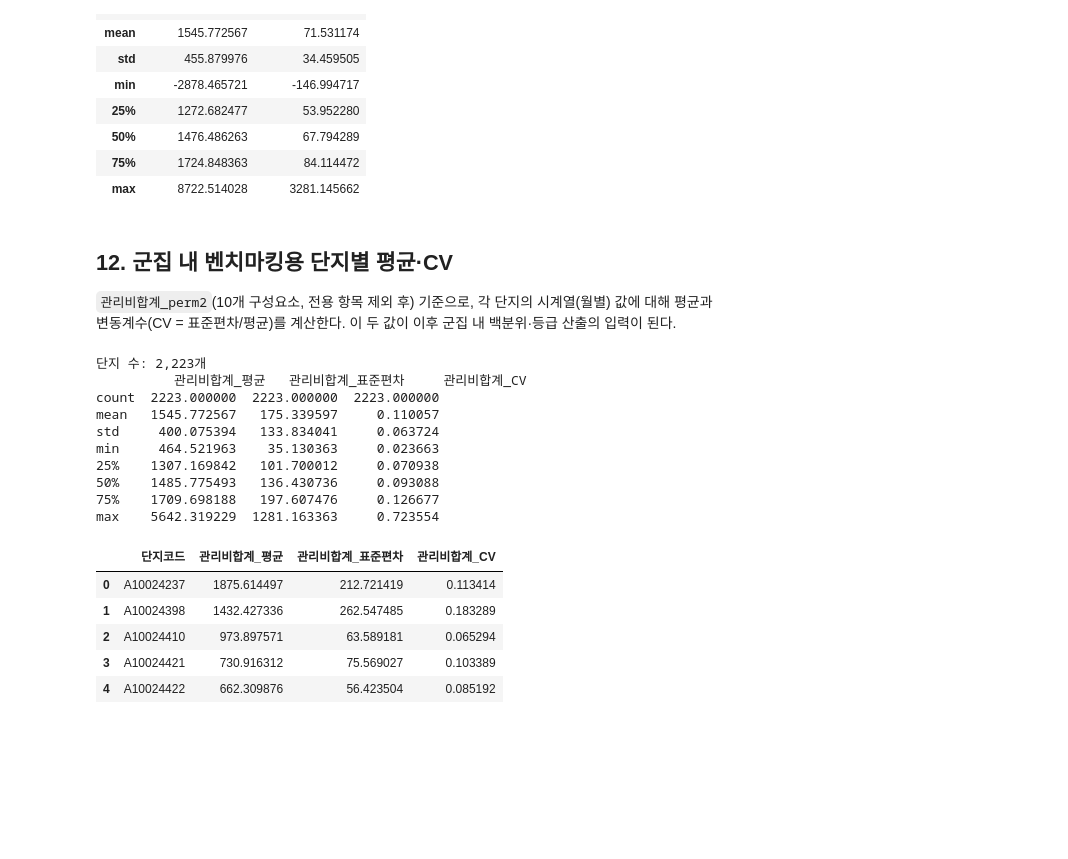
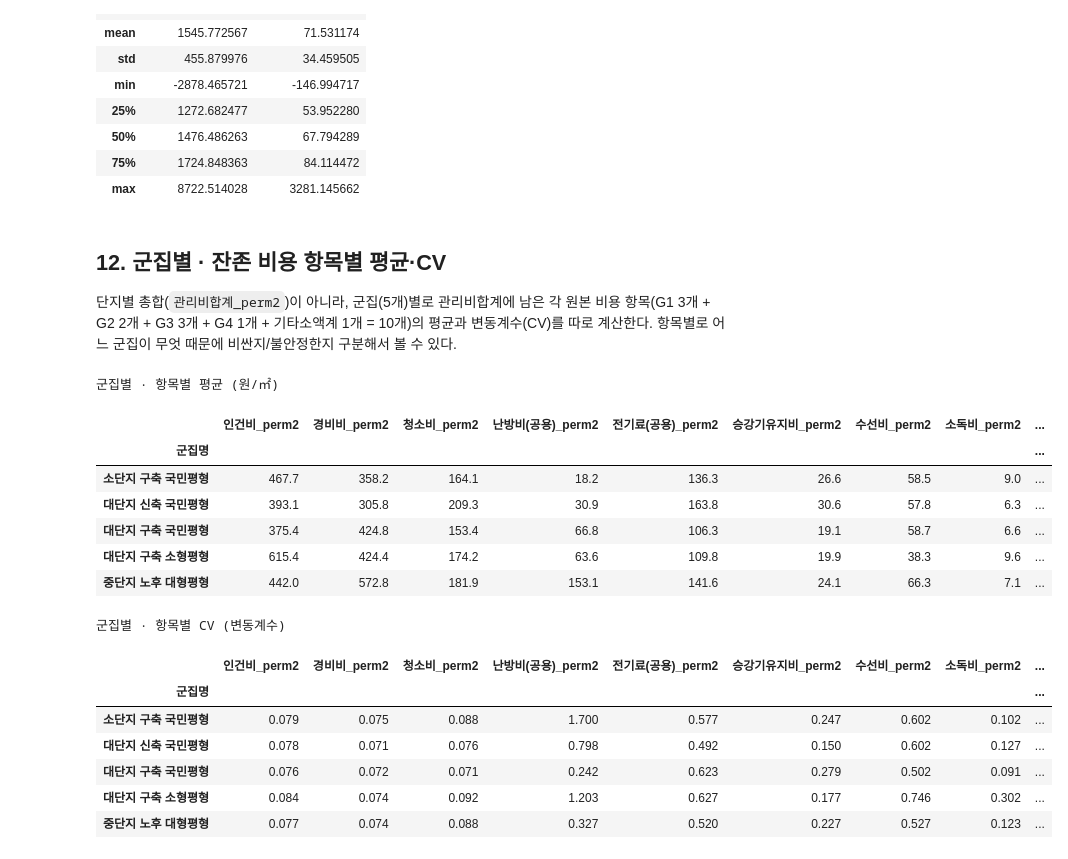
Before and after one commit to roh-git/mlapt_project, a Jupyter notebook: main_analysis.ipynb, the cells around one changed output. Saved outputs shown, nothing was run; the diff lists cells and outputs as text; code cells hidden in the pictures; blank space fills up the shorter version.

Commit message:
analysis: 단지별 총합 대신 군집별·항목별 평균·CV 산출로 변경
관리비합계_perm2 단일 총점의 단지별 평균·CV 대신, 5개 군집 x 10개
잔존 비용 항목(G1 3 + G2 2 + G3 3 + G4 1 + 기타소액계 1) 각각에 대해
군집별 평균과 CV를 계산하도록 12절을 재작성. 항목별로 어느 군집이
무엇 때문에 비싸거나 불안정한지 구분해서 볼 수 있음.

```diff
--- a/main_analysis.ipynb
+++ b/main_analysis.ipynb
@@ -860,34 +860,50 @@ per_df[['단지코드', '관리비합계_perm2', '기타소액계_perm2']].descr
 | 75% | 1724.848363 | 84.114472 |
 | max | 8722.514028 | 3281.145662 |
 # %% [markdown]
-## 12. 군집 내 벤치마킹용 단지별 평균·CV
+## 12. 군집별 · 잔존 비용 항목별 평균·CV
 
-`관리비합계_perm2`(10개 구성요소, 전용 항목 제외 후) 기준으로, 각 단지의 시계열(월별) 값에 대해 평균과 변동계수(CV = 표준편차/평균)를 계산한다. 이 두 값이 이후 군집 내 백분위·등급 산출의 입력이 된다.
+단지별 총합(`관리비합계_perm2`)이 아니라, 군집(5개)별로 관리비합계에 남은 각 원본 비용 항목(G1 3개 + G2 2개 + G3 3개 + G4 1개 + 기타소액계 1개 = 10개)의 평균과 변동계수(CV)를 따로 계산한다. 항목별로 어느 군집이 무엇 때문에 비싼지/불안정한지 구분해서 볼 수 있다.
 # %%
-# 단지별 관리비합계_perm2 평균·CV
-unit_cost_stats = per_df.groupby('단지코드')['관리비합계_perm2'].agg(
-    관리비합계_평균='mean',
-    관리비합계_표준편차='std',
-).reset_index()
-unit_cost_stats['관리비합계_CV'] = unit_cost_stats['관리비합계_표준편차'] / unit_cost_stats['관리비합계_평균']
+# 군집별 · 잔존 비용 항목별 평균·CV
+REMAINING_COST_ITEMS = G1_ITEMS + G2_ITEMS + G3_ITEMS + G4_ITEMS + ['기타소액계_perm2']
 
-print(f"단지 수: {len(unit_cost_stats):,}개")
-print(unit_cost_stats[['관리비합계_평균', '관리비합계_표준편차', '관리비합계_CV']].describe())
-unit_cost_stats.head()
+# 1) 단지별로 각 항목의 시계열 평균·표준편차·CV 계산
+item_mean = per_df.groupby('단지코드')[REMAINING_COST_ITEMS].mean()
+item_std = per_df.groupby('단지코드')[REMAINING_COST_ITEMS].std()
+item_cv = item_std / item_mean
+
+# 2) 군집 라벨 결합 (unit_df_with_cluster는 단지코드 인덱스)
+item_mean_c = item_mean.join(unit_df_with_cluster['cluster'])
+item_cv_c = item_cv.join(unit_df_with_cluster['cluster'])
+
+# 3) 군집별 평균 (각 단지 평균의 군집 내 평균) / 군집별 CV (각 단지 CV의 군집 내 평균)
+cluster_item_mean = item_mean_c.groupby('cluster')[REMAINING_COST_ITEMS].mean()
+cluster_item_cv = item_cv_c.groupby('cluster')[REMAINING_COST_ITEMS].mean()
+
+cluster_item_mean.index = cluster_item_mean.index.map(CLUSTER_NAMES)
+cluster_item_cv.index = cluster_item_cv.index.map(CLUSTER_NAMES)
+cluster_item_mean.index.name = '군집명'
+cluster_item_cv.index.name = '군집명'
+
+print('군집별 · 항목별 평균 (원/㎡)')
+display(cluster_item_mean.round(1))
+
+print('군집별 · 항목별 CV (변동계수)')
+display(cluster_item_cv.round(3))
 # %% [output]
-단지 수: 2,223개
-          관리비합계_평균   관리비합계_표준편차     관리비합계_CV
-count  2223.000000  2223.000000  2223.000000
-mean   1545.772567   175.339597     0.110057
-std     400.075394   133.834041     0.063724
-min     464.521963    35.130363     0.023663
-25%    1307.169842   101.700012     0.070938
-50%    1485.775493   136.430736     0.093088
-75%    1709.698188   197.607476     0.126677
-max    5642.319229  1281.163363     0.723554
+군집별 · 항목별 평균 (원/㎡)
-|  | 단지코드 | 관리비합계_평균 | 관리비합계_표준편차 | 관리비합계_CV |
-| 0 | A10024237 | 1875.614497 | 212.721419 | 0.113414 |
-| 1 | A10024398 | 1432.427336 | 262.547485 | 0.183289 |
-| 2 | A10024410 | 973.897571 | 63.589181 | 0.065294 |
-| 3 | A10024421 | 730.916312 | 75.569027 | 0.103389 |
-| 4 | A10024422 | 662.309876 | 56.423504 | 0.085192 |
+|  | 인건비_perm2 | 경비비_perm2 | 청소비_perm2 | 난방비(공용)_perm2 | 전기료(공용)_perm2 | 승강기유지비_perm2 | 수선비_perm2 | 소독비_perm2 | ... |
+| 군집명 |  |  |  |  |  |  |  |  | ... |
+| 소단지 구축 국민평형 | 467.7 | 358.2 | 164.1 | 18.2 | 136.3 | 26.6 | 58.5 | 9.0 | ... |
+| 대단지 신축 국민평형 | 393.1 | 305.8 | 209.3 | 30.9 | 163.8 | 30.6 | 57.8 | 6.3 | ... |
+| 대단지 구축 국민평형 | 375.4 | 424.8 | 153.4 | 66.8 | 106.3 | 19.1 | 58.7 | 6.6 | ... |
+| 대단지 구축 소형평형 | 615.4 | 424.4 | 174.2 | 63.6 | 109.8 | 19.9 | 38.3 | 9.6 | ... |
+| 중단지 노후 대형평형 | 442.0 | 572.8 | 181.9 | 153.1 | 141.6 | 24.1 | 66.3 | 7.1 | ... |
+군집별 · 항목별 CV (변동계수)
+|  | 인건비_perm2 | 경비비_perm2 | 청소비_perm2 | 난방비(공용)_perm2 | 전기료(공용)_perm2 | 승강기유지비_perm2 | 수선비_perm2 | 소독비_perm2 | ... |
+| 군집명 |  |  |  |  |  |  |  |  | ... |
+| 소단지 구축 국민평형 | 0.079 | 0.075 | 0.088 | 1.700 | 0.577 | 0.247 | 0.602 | 0.102 | ... |
+| 대단지 신축 국민평형 | 0.078 | 0.071 | 0.076 | 0.798 | 0.492 | 0.150 | 0.602 | 0.127 | ... |
+| 대단지 구축 국민평형 | 0.076 | 0.072 | 0.071 | 0.242 | 0.623 | 0.279 | 0.502 | 0.091 | ... |
+| 대단지 구축 소형평형 | 0.084 | 0.074 | 0.092 | 1.203 | 0.627 | 0.177 | 0.746 | 0.302 | ... |
+| 중단지 노후 대형평형 | 0.077 | 0.074 | 0.088 | 0.327 | 0.520 | 0.227 | 0.527 | 0.123 | ... |
```
